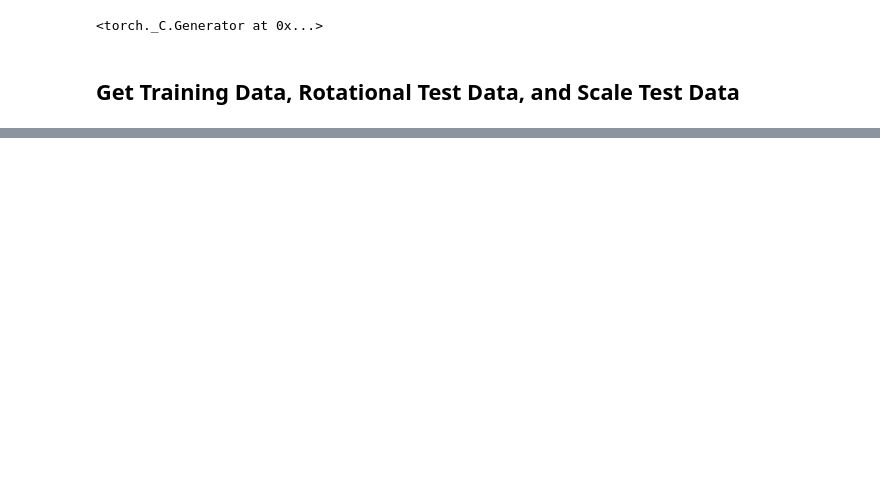
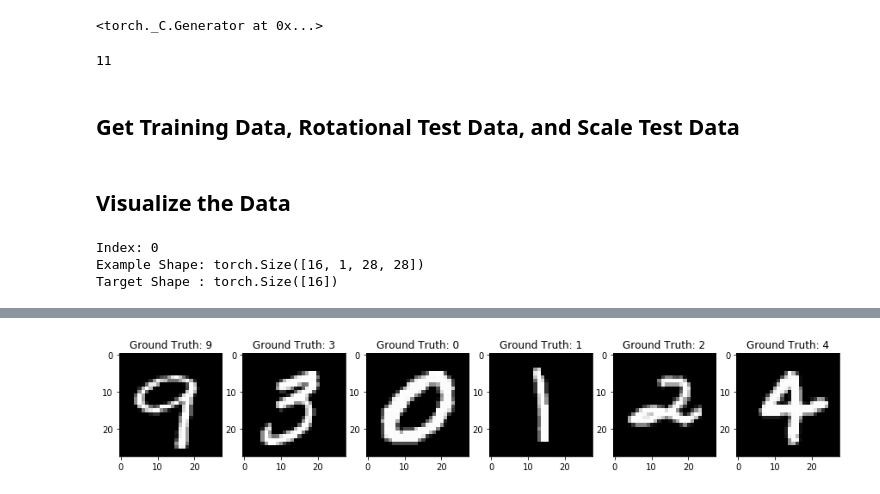
Before and after one commit to blwowski/IS7033, a Jupyter notebook: Capsule_Network/Capsule_Network_MNIST.ipynb, the cells around one changed output, grey strips where cells are left out. Drawn from its saved outputs; the diff is of its cells as text; code cells hidden in the pictures; blank space fills up the shorter version.

```diff
--- a/Capsule_Network/Capsule_Network_MNIST.ipynb
+++ b/Capsule_Network/Capsule_Network_MNIST.ipynb
@@ -14,14 +17,20 @@ import matplotlib.pyplot as plt
 # %%
 ### Hyperparameters
-n_epochs = 10
-batch_size_train = 64
-batch_size_test = 100
+USE_CUDA = True if torch.cuda.is_available() else False
+BATCH_SIZE = 16
+N_EPOCHS = 30
+LEARNING_RATE = 0.01
+MOMENTUM = 0.9
 
 random_seed = 1
 torch.backends.cudnn.enabled = False
 torch.manual_seed(random_seed)
 # %% [output]
 <torch._C.Generator at 0x...>
+# %%
+gc.collect()
+# %% [output]
+11
 # %% [markdown]
 ## Get Training Data, Rotational Test Data, and Scale Test Data
 # %%
@@ -35,29 +44,50 @@ torch.manual_seed(random_seed)
 train_loader = torch.utils.data.DataLoader(
   torchvision.datasets.MNIST('./files', train=True, download=True,
                              transform=torchvision.transforms.Compose([
-                               torchvision.transforms.Resize((32, 32)),
+                               torchvision.transforms.Resize((28, 28)),
                                torchvision.transforms.ToTensor(),
                                torchvision.transforms.Normalize(
                                  (0.1307,), (0.3081,))
                              ])),
-  batch_size=batch_size_train, shuffle=True)
+  batch_size=BATCH_SIZE, shuffle=True)
 
 test_loader_rotate = torch.utils.data.DataLoader(
   torchvision.datasets.MNIST('./files', train=False, download=True,
                              transform=torchvision.transforms.Compose([
-                               torchvision.transforms.RandomRotation((-180,180)),
-                               torchvision.transforms.Resize((32, 32)),
+                               torchvision.transforms.RandomRotation((-90,90)),
+                               torchvision.transforms.Resize((28, 28)),
                                torchvision.transforms.ToTensor(),
                                torchvision.transforms.Normalize((0.1307,), (0.3081,))
                              ])),
-  batch_size=batch_size_test, shuffle=True)
+  batch_size=BATCH_SIZE, shuffle=True)
 
 test_loader_scale_half = torch.utils.data.DataLoader(
   torchvision.datasets.MNIST('./files', train=False, download=True,
                              transform=torchvision.transforms.Compose([
                                 transforms.Resize(20),
-                                transforms.Pad(padding=6, padding_mode='edge'),
+                                transforms.Pad(padding=4, padding_mode='edge'),
                                 transforms.ToTensor(),
                                 transforms.Normalize((0.1307,), (0.3081,))
                              ])),
-  batch_size=batch_size_test, shuffle=True)
+  batch_size=BATCH_SIZE, shuffle=True)
+# %% [markdown]
+## Visualize the Data
+# %%
+### Train Data
+examples = enumerate(train_loader)
+batch_idx, (example_data, example_targets) = next(examples)
+
+print ("Index:", batch_idx)
+print ("Example Shape:", example_data.shape)
+print ("Target Shape :", example_targets.shape)
+
+fig = plt.figure(figsize=(15, 8))
+for i in range(6):
+    plt.subplot(1,6, i+1)
+    plt.imshow(example_data[i][0], cmap='gray', interpolation='none')
+    plt.title("Ground Truth: {}".format(example_targets[i]))
+plt
+# %% [output]
+Index: 0
+Example Shape: torch.Size([16, 1, 28, 28])
+Target Shape : torch.Size([16])
@@ -63,0 +95 @@ test_loader_scale_half = torch.utils.data.DataLoader(
+[figure, added]
```
Also changed, not shown: parts of 22 cells of this notebook, 1 other file.
